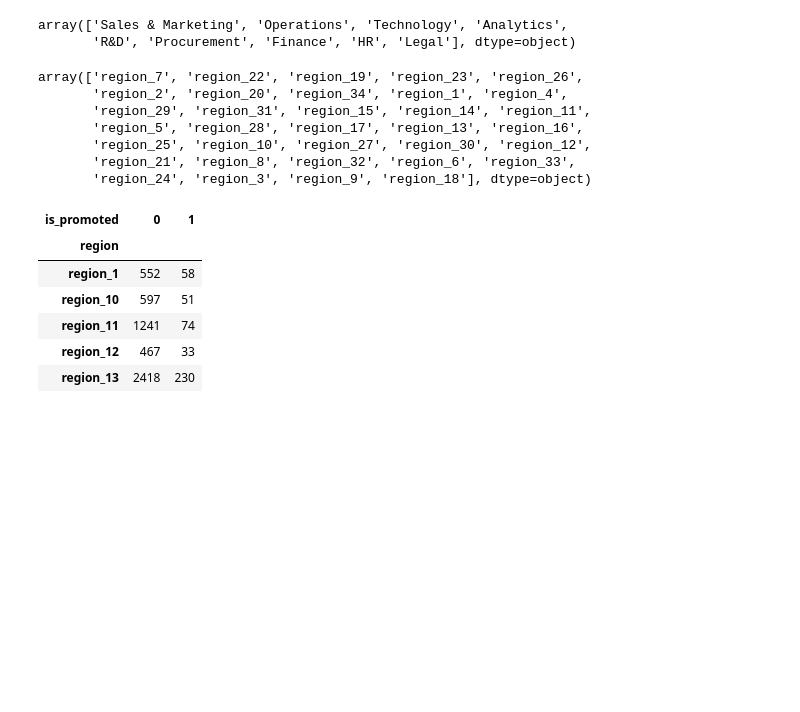
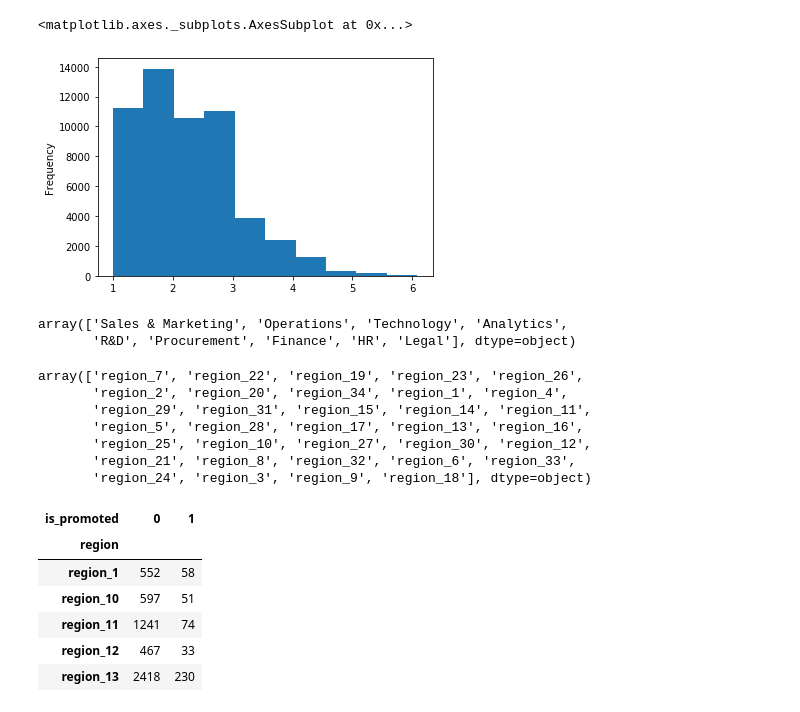
Before and after one commit to sreekar1996/HR_Analytics, a Jupyter notebook: Untitled.ipynb, the cells around one changed output. Drawn from its saved outputs; the diff is of its cells as text; code cells hidden in the pictures; blank space fills up the shorter version.

```diff
--- a/Untitled.ipynb
+++ b/Untitled.ipynb
@@ -15,6 +15,11 @@ df.head()
 | 4 | 48945 | Technology | region_26 | Bachelor's | m | other | 1 | 45 | ... |
 # %%
 d=df
+# %%
+np.sqrt(df.length_of_service).plot(kind="hist")
+# %% [output]
+<matplotlib.axes._subplots.AxesSubplot at 0x...>
+[figure, added]
 # %%
 df["department"].unique()
 # %% [output]
```
Also changed, not shown: parts of 45 cells of this notebook.
